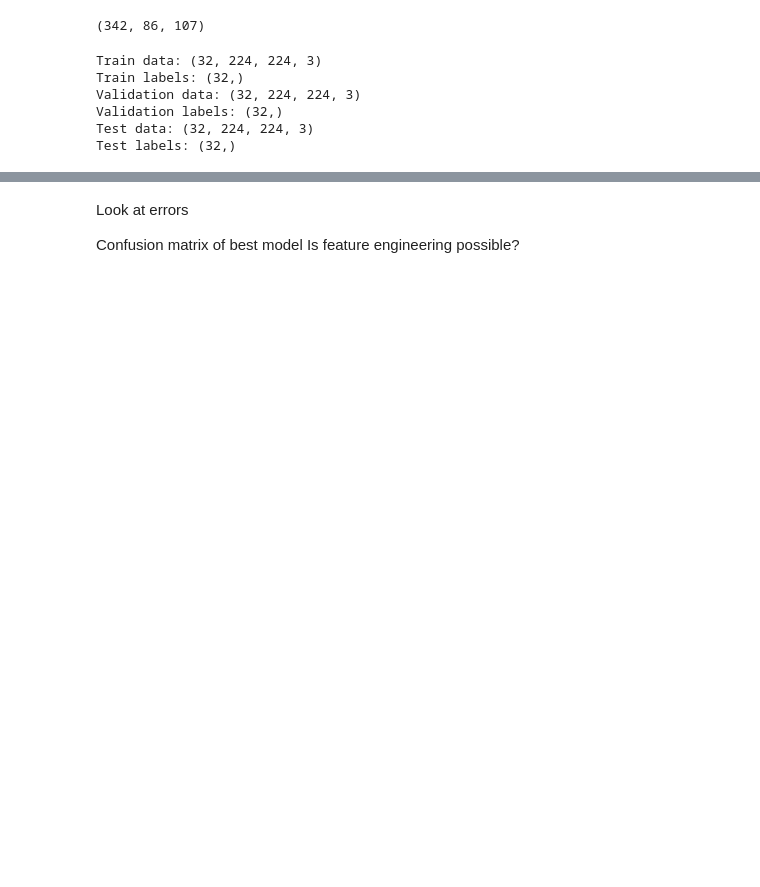
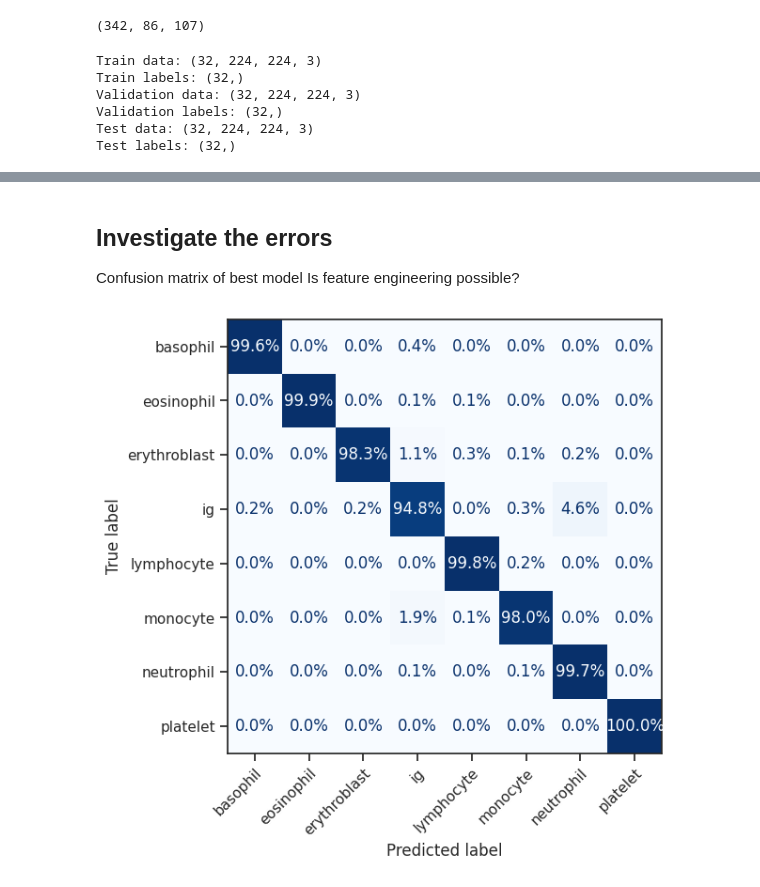
Before and after one commit to ManuelGehl/Blood-Cell-Classifier, a Jupyter notebook: Blood_cells_classifier.ipynb, the cells around one changed output, grey strips where cells are left out. Saved outputs shown, nothing was run; the diff lists cells and outputs as text; code cells hidden in the pictures; blank space fills up the shorter version.

```diff
--- a/Blood_cells_classifier.ipynb
+++ b/Blood_cells_classifier.ipynb
@@ -236,6 +262,7 @@ Data augmentation
 # Set up data augmentation layers
 data_augmentation = keras.Sequential([
     keras.layers.RandomFlip("horizontal_and_vertical"),
-    keras.layers.RandomRotation(0.4)])
+    keras.layers.RandomRotation(0.4)
+    ])
 # %%
 # Lab Book Name Entry
@@ -525,5 +596,43 @@ histories = optimizer_grid(optimizers=optimizers, input_model=model_4)
 # %% [markdown]
-Look at errors
+## Investigate the errors
 
 Confusion matrix of best model
 Is feature engineering possible?
+# %%
+y_pred = []
+y_pred_proba = []  # store predicted labels
+y_true = []  # store true labels
+
+
+# iterate over the dataset
+for image_batch, label_batch in train_dataset_resnet:   # use dataset.unbatch() with repeat
+   # append true labels
+   y_true.append(label_batch)
+   # compute predictions
+   preds = model_7.predict(image_batch, verbose=0)
+   # append predicted labels
+   y_pred_proba.append(preds)
+   y_pred.append(np.argmax(preds, axis=-1))
+
+# convert the true and predicted labels into tensors
+correct_labels = tf.concat([item for item in y_true], axis = 0)
+correct_labels = tf.cast(correct_labels, "int64")
+predicted_labels = tf.concat([item for item in y_pred], axis = 0)
+predicted_proba = tf.concat([item for item in y_pred_proba], axis = 0)
+# %%
+# Check confusion matrix of best model
+from sklearn.metrics import ConfusionMatrixDisplay
+
+fig, axes = plt.subplots(figsize=(10,6))
+ConfusionMatrixDisplay.from_predictions(y_true=correct_labels,
+                                        y_pred=predicted_labels,
+                                        display_labels=class_names,
+                                        normalize="true",
+                                        cmap="Blues",
+                                        values_format=".1%",
+                                        colorbar=False,
+                                        ax=axes)
+axes.set_xticklabels(labels=class_names, rotation=45, ha='right', rotation_mode='anchor')
+plt.show()
+# %% [output]
+[figure, added]
```
Also changed, not shown: parts of 45 cells of this notebook.
